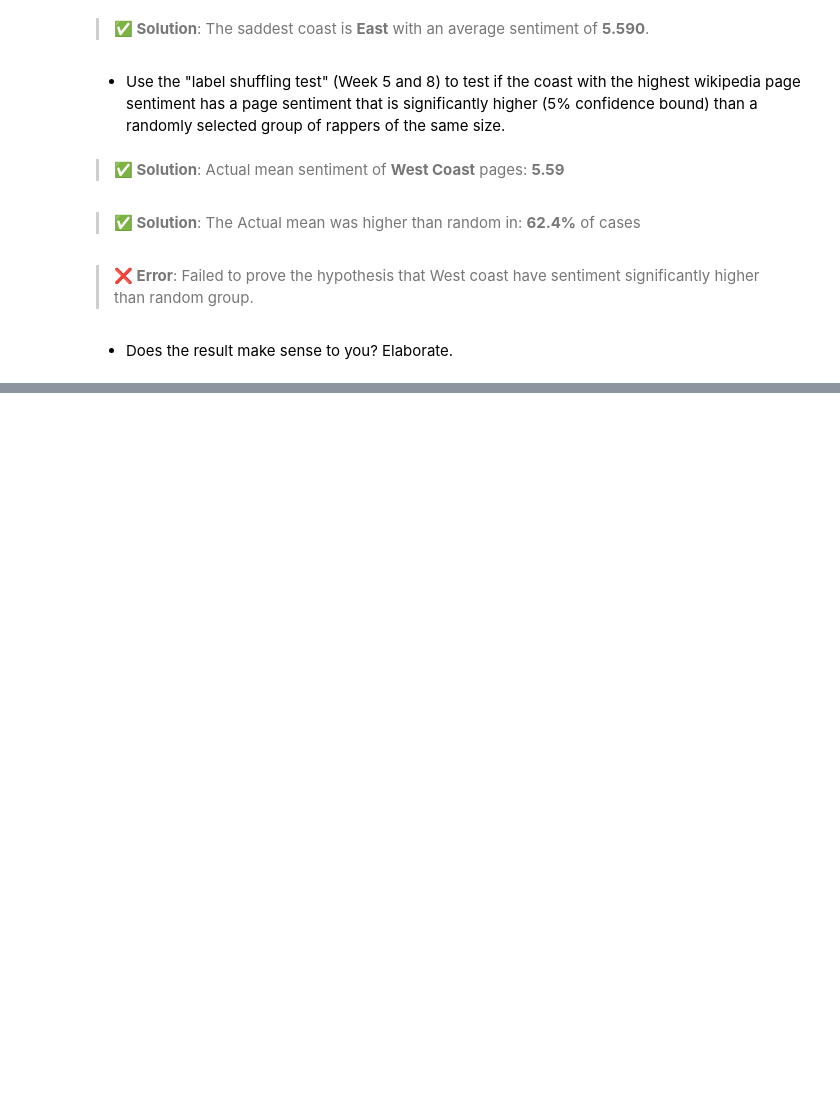
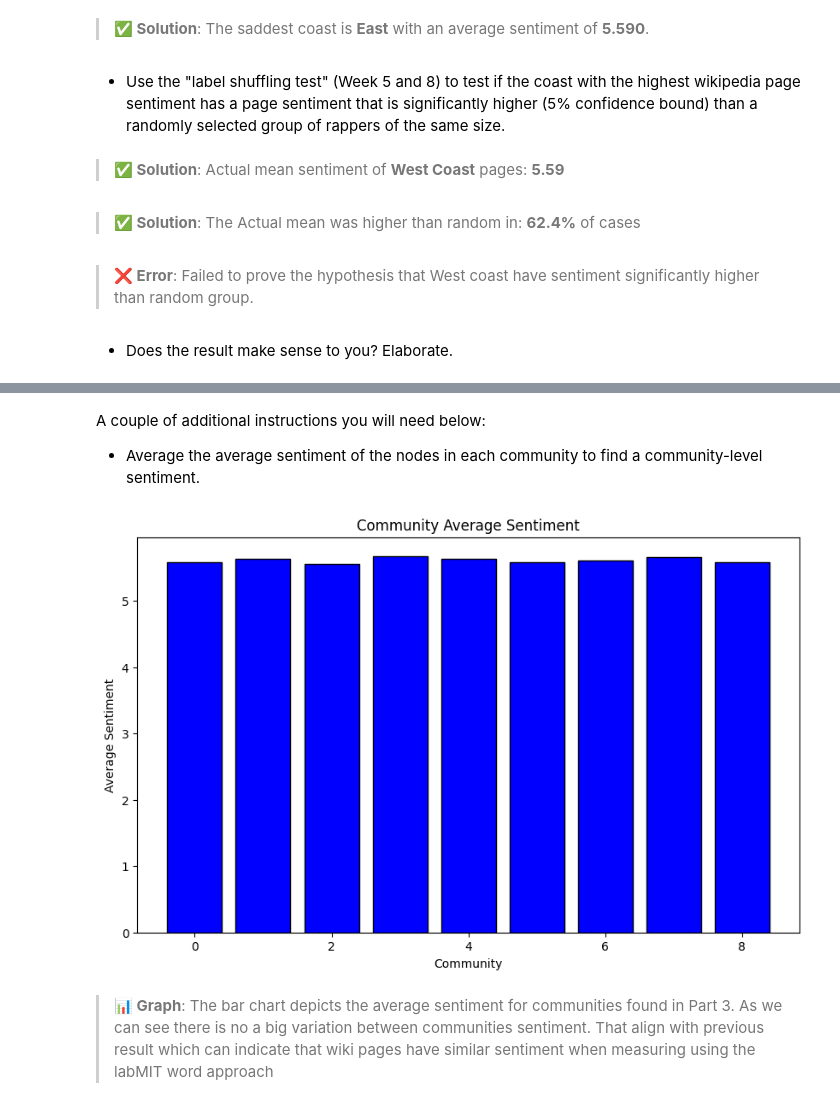
Before and after one commit to jereml99/socialgraphs2023, a Jupyter notebook: assignments/Assignment2.ipynb, the cells around one changed output, grey strips where cells are left out. Saved outputs shown, nothing was run; the diff lists cells and outputs as text; code cells hidden in the pictures; blank space fills up the shorter version.

Commit message:
Assignment 2 part 3 and 4 ready for review

```diff
--- a/assignments/Assignment2.ipynb
+++ b/assignments/Assignment2.ipynb
@@ -627,0 +644,20 @@ label_shuffling_test(rap_graph_with_sentiment, happiest_coast)
+# %% [markdown]
+A couple of additional instructions you will need below:
+* Average the average sentiment of the nodes in each community to find a community-level sentiment.
+# %%
+communities = set(partition.values())
+community_avg_sentiment = {}
+
+for community in communities:
+    community_nodes = [node for node, comm in partition.items() if comm == community]
+
+    total_sentiment = sum([rap_graph_with_sentiment.nodes[node]['sentiment'] for node in community_nodes])
+    average_sentiment = total_sentiment / len(community_nodes)
+
+    community_avg_sentiment[community] = average_sentiment
+
+create_histogram(community_avg_sentiment, "Community Average Sentiment", "Community", "Average Sentiment")
+# %% [output]
+[figure, added]
+# %% [markdown]
+> **📊 Graph**: The bar chart depicts the average sentiment for communities found in Part 3. As we can see there is no a big variation between communities sentiment. That align with previous result which can indicate that wiki pages have similar sentiment when measuring using the labMIT word approach
```
Also changed, not shown: parts of 21 cells of this notebook.
